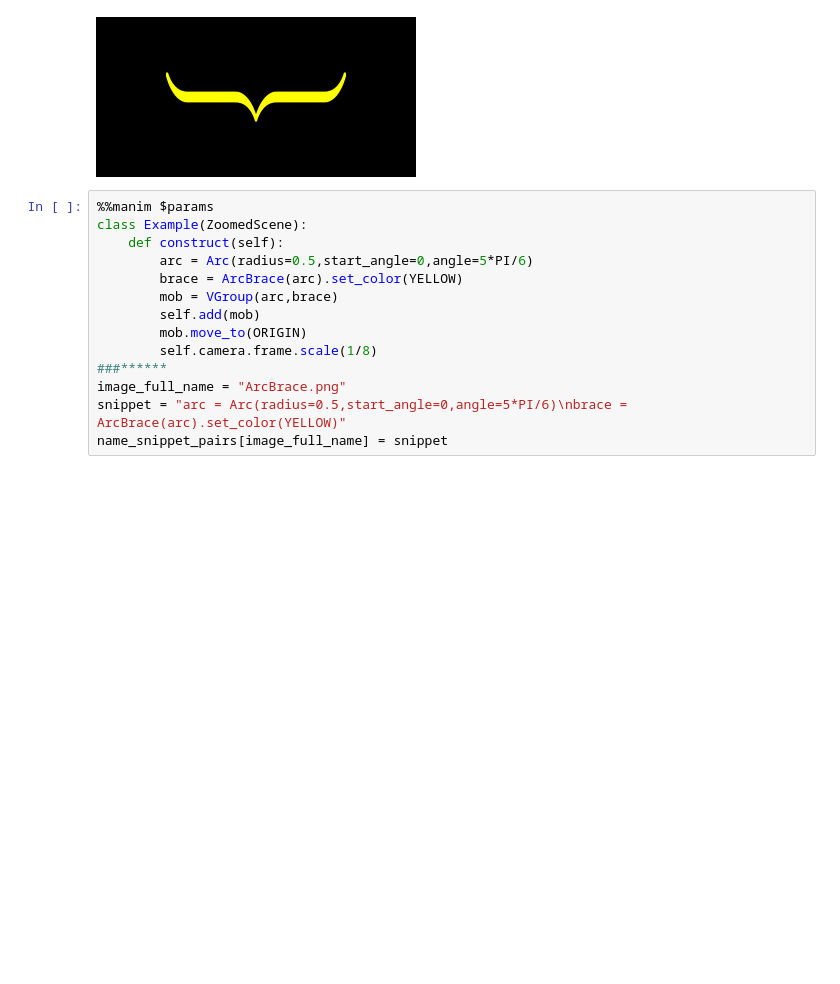
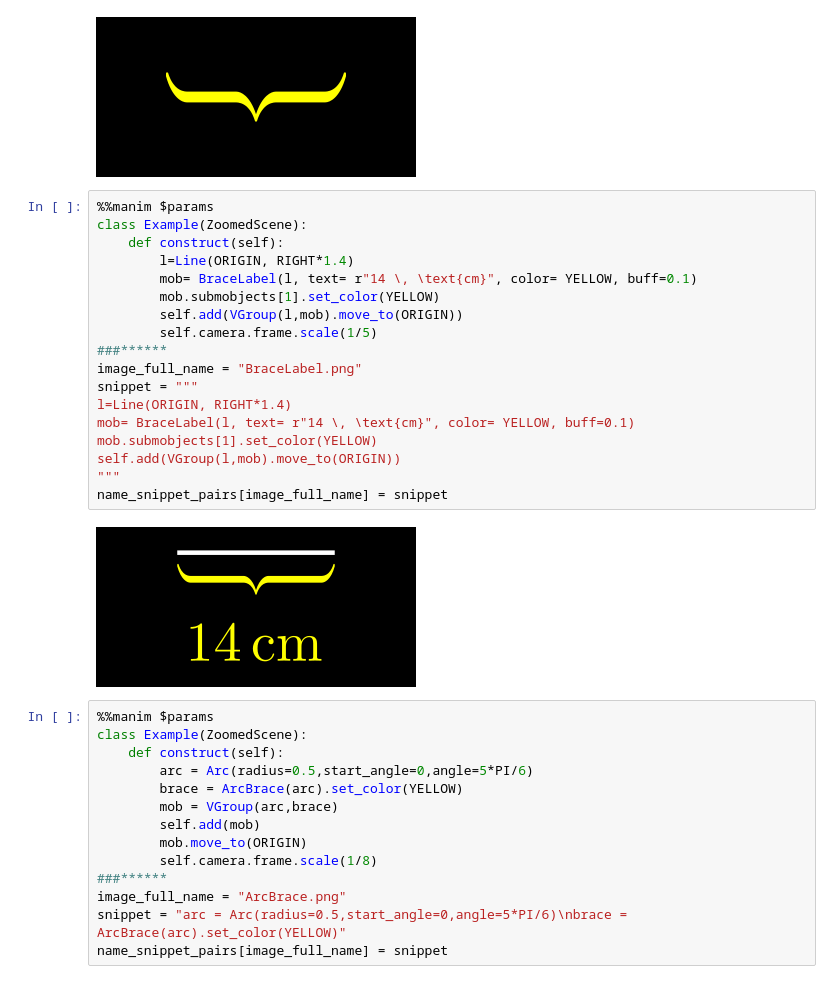
Before and after one commit to kolibril13/mobject-gallery, a Jupyter notebook: Mobjects_Basics.ipynb, the cells around one changed output. Drawn from its saved outputs; the diff is of its cells as text; blank space fills up the shorter version.

```diff
--- a/Mobjects_Basics.ipynb
+++ b/Mobjects_Basics.ipynb
@@ -491,6 +531,26 @@ snippet = "mob = Brace(LEFT,RIGHT,color= YELLOW)"
 name_snippet_pairs[image_full_name] = snippet
 # %% [output]
 [figure]
+# %%
+%%manim $params
+class Example(ZoomedScene):
+    def construct(self):
+        l=Line(ORIGIN, RIGHT*1.4)
+        mob= BraceLabel(l, text= r"14 \, \text{cm}", color= YELLOW, buff=0.1)
+        mob.submobjects[1].set_color(YELLOW)
+        self.add(VGroup(l,mob).move_to(ORIGIN))
+        self.camera.frame.scale(1/5)
+###******
+image_full_name = "BraceLabel.png"
+snippet = """
+l=Line(ORIGIN, RIGHT*1.4)
+mob= BraceLabel(l, text= r"14 \, \text{cm}", color= YELLOW, buff=0.1)
+mob.submobjects[1].set_color(YELLOW)
+self.add(VGroup(l,mob).move_to(ORIGIN))
+"""
+name_snippet_pairs[image_full_name] = snippet
+# %% [output]
+[figure, added]
 # %%
 %%manim $params
 class Example(ZoomedScene):
```
Also changed, not shown: parts of 8 cells of this notebook, 38 other files.
